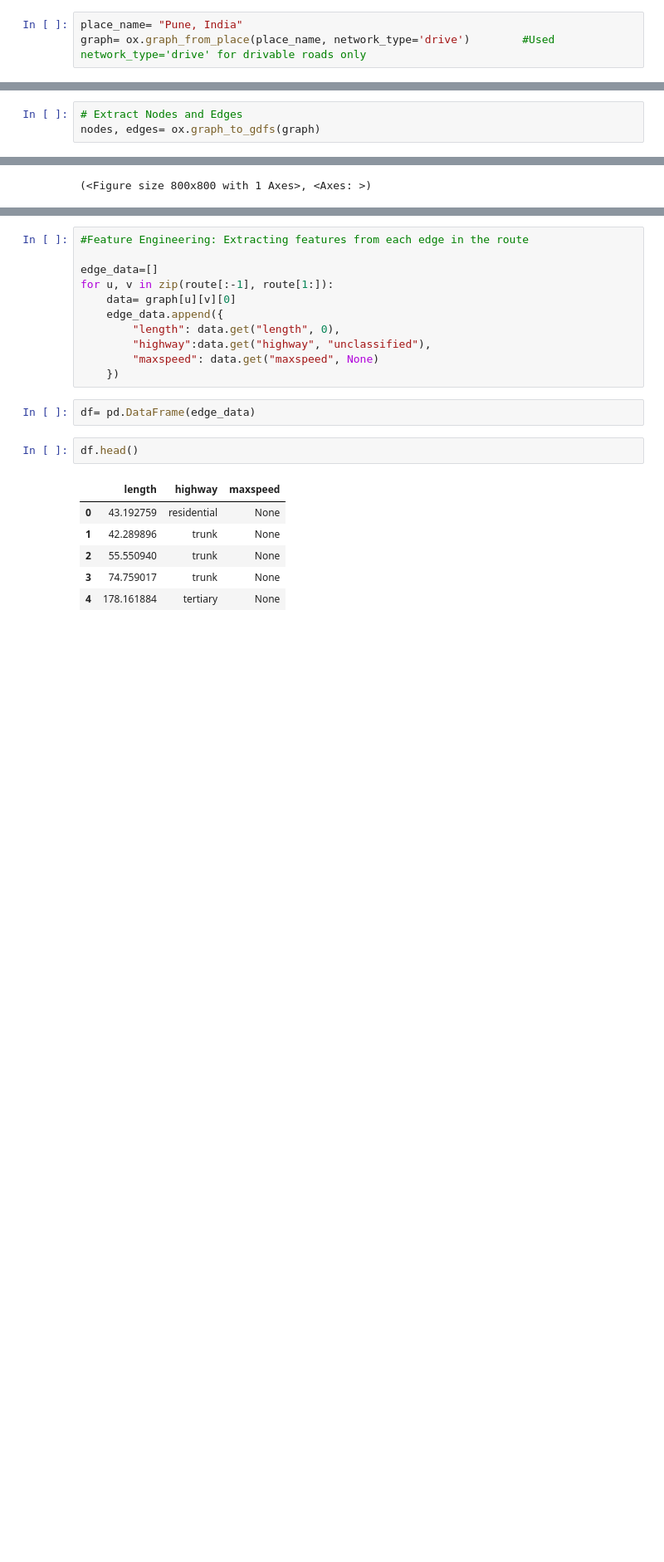
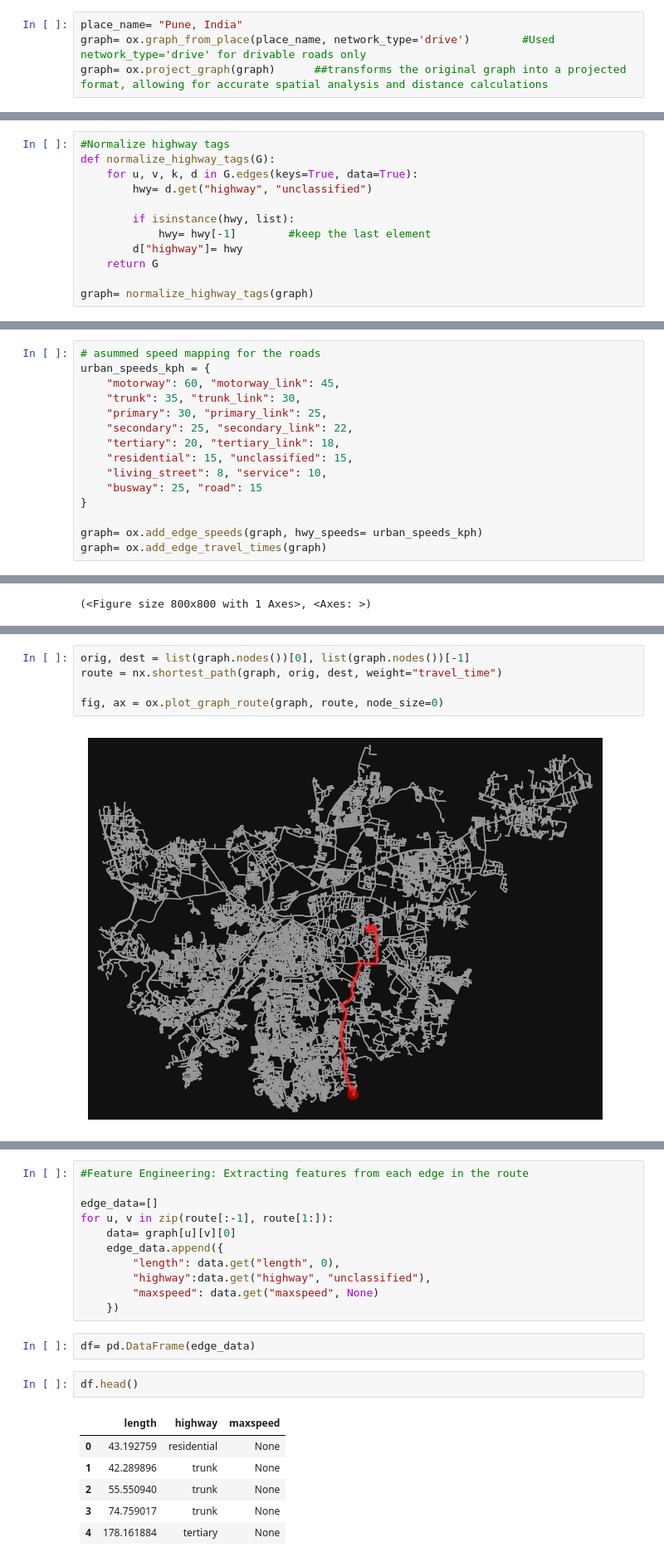
Before and after one commit to JayshreeMishra/OptiRoute_Pune, a Jupyter notebook: notebook/optiroute.ipynb, the cells around one changed output, grey strips where cells are left out. Shown: that part at 83% size. Saved outputs shown, nothing was run; the diff lists cells and outputs as text; blank space fills up the shorter version.

```diff
--- a/notebook/optiroute.ipynb
+++ b/notebook/optiroute.ipynb
@@ -10,3 +11,4 @@ import pandas as pd
 # %%
 place_name= "Pune, India"
 graph= ox.graph_from_place(place_name, network_type='drive')        #Used network_type='drive' for drivable roads only
+graph= ox.project_graph(graph)      ##transforms the original graph into a projected format, allowing for accurate spatial analysis and distance calculations
@@ -12,0 +20,12 @@ graph= ox.graph_from_place(place_name, network_type='drive')        #Used networ
+# %%
+#Normalize highway tags
+def normalize_highway_tags(G):
+    for u, v, k, d in G.edges(keys=True, data=True):
+        hwy= d.get("highway", "unclassified")
+
+        if isinstance(hwy, list):
+            hwy= hwy[-1]        #keep the last element
+        d["highway"]= hwy
+    return G
+
+graph= normalize_highway_tags(graph)
@@ -13,3 +48,15 @@ graph= ox.graph_from_place(place_name, network_type='drive')        #Used networ
 # %%
-# Extract Nodes and Edges
-nodes, edges= ox.graph_to_gdfs(graph)
+# asummed speed mapping for the roads
+urban_speeds_kph = {
+    "motorway": 60, "motorway_link": 45,
+    "trunk": 35, "trunk_link": 30,
+    "primary": 30, "primary_link": 25,
+    "secondary": 25, "secondary_link": 22,
+    "tertiary": 20, "tertiary_link": 18,
+    "residential": 15, "unclassified": 15,
+    "living_street": 8, "service": 10,
+    "busway": 25, "road": 15
+}
+
+graph= ox.add_edge_speeds(graph, hwy_speeds= urban_speeds_kph)
+graph= ox.add_edge_travel_times(graph)
@@ -84,3 +101,10 @@ ox.plot_graph_route(graph, route_a, route_linewidth=4, node_size=0)
+# %%
+orig, dest = list(graph.nodes())[0], list(graph.nodes())[-1]
+route = nx.shortest_path(graph, orig, dest, weight="travel_time")
+
+fig, ax = ox.plot_graph_route(graph, route, node_size=0)
+# %% [output]
+[figure, added]
 # %% [markdown]
 ### Phase 3 – ML Component (Travel Time Estimation)
 
```
Also changed, not shown: parts of 27 cells of this notebook.
